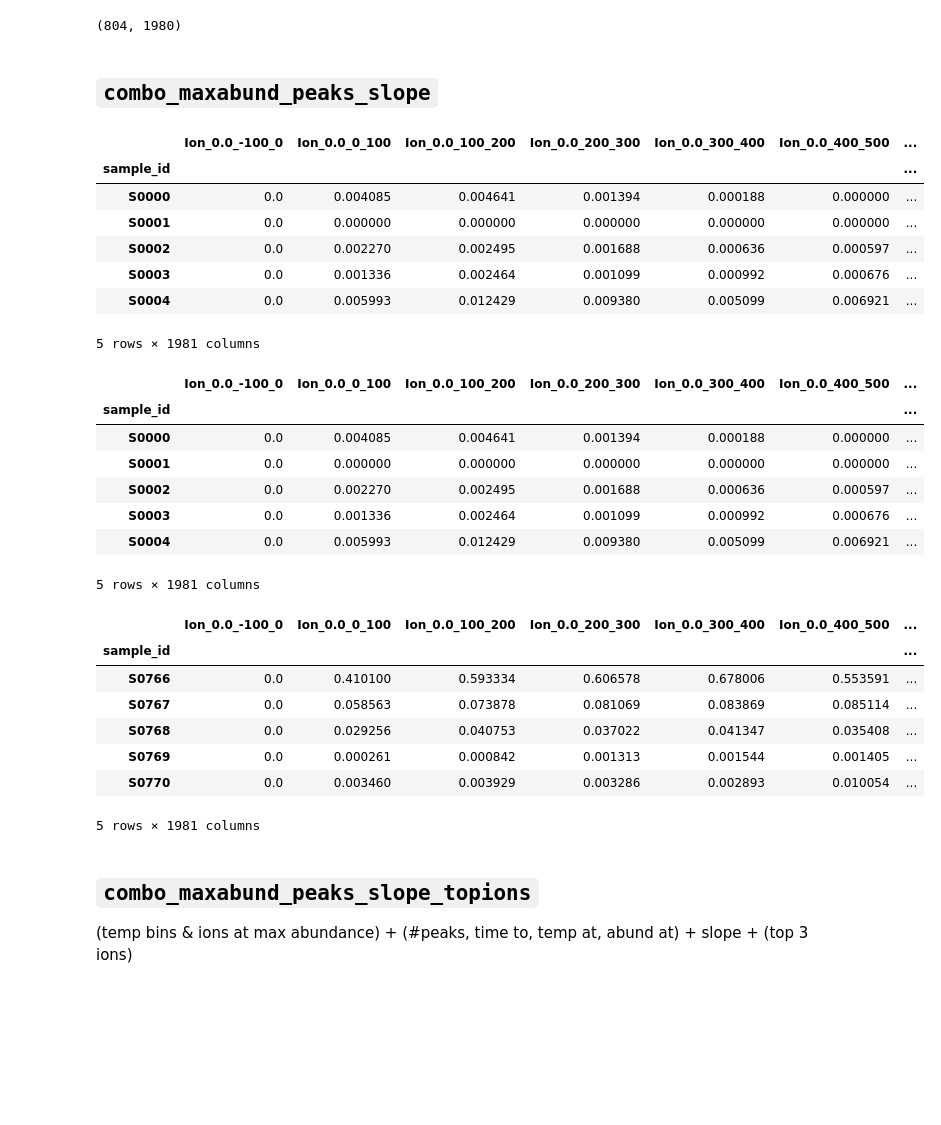
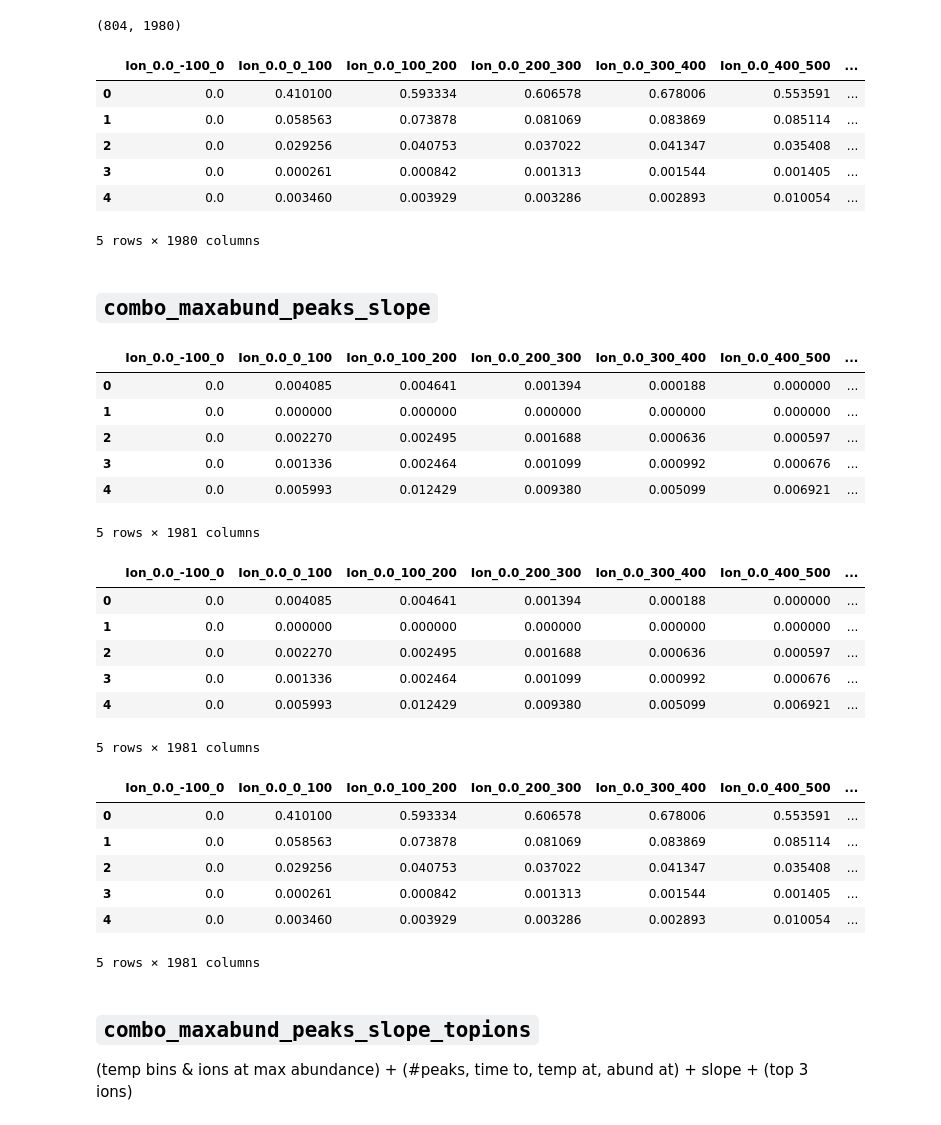
Before and after one commit to itacdonev/MarsSpectrometry, a Jupyter notebook: notebooks/create_samples.ipynb, the cells around one changed output. Cells and saved outputs as stored; diff of their text form; code cells hidden in the pictures; blank space fills up the shorter version.

Commit message:
combo_maxabund_peaks_slope_spectra

```diff
--- a/notebooks/create_samples.ipynb
+++ b/notebooks/create_samples.ipynb
@@ -470,6 +490,16 @@ combo_maxabund_peaks_VT.to_csv(os.path.join(config.DATA_DIR_OUT +
                                   index=False)
 # %% [output]
 (804, 1980)
+# %%
+combo_maxabund_peaks_VT.head()
+# %% [output]
+|  | Ion_0.0_-100_0 | Ion_0.0_0_100 | Ion_0.0_100_200 | Ion_0.0_200_300 | Ion_0.0_300_400 | Ion_0.0_400_500 | ... |
+| 0 | 0.0 | 0.410100 | 0.593334 | 0.606578 | 0.678006 | 0.553591 | ... |
+| 1 | 0.0 | 0.058563 | 0.073878 | 0.081069 | 0.083869 | 0.085114 | ... |
+| 2 | 0.0 | 0.029256 | 0.040753 | 0.037022 | 0.041347 | 0.035408 | ... |
+| 3 | 0.0 | 0.000261 | 0.000842 | 0.001313 | 0.001544 | 0.001405 | ... |
+| 4 | 0.0 | 0.003460 | 0.003929 | 0.003286 | 0.002893 | 0.010054 | ... |
+5 rows × 1980 columns
 # %% [markdown]
 ## `combo_maxabund_peaks_slope`
 # %%
@@ -479,16 +509,15 @@ fts_slope_timetemp = features.slope_time_temp(train_files, metadata, detrend_met
 combo_maxabund_peaks_slope = combo_maxabund_peaks.copy()
 combo_maxabund_peaks_slope['slope_tt'] = combo_maxabund_peaks_slope.index.map(fts_slope_timetemp)
 combo_maxabund_peaks_slope.to_csv(os.path.join(config.DATA_DIR_OUT + 'combo_maxabund_peaks_slope.csv'),
-                                  index=True)
+                                  index=False)
 combo_maxabund_peaks_slope.head()
 # %% [output]
 |  | Ion_0.0_-100_0 | Ion_0.0_0_100 | Ion_0.0_100_200 | Ion_0.0_200_300 | Ion_0.0_300_400 | Ion_0.0_400_500 | ... |
-| sample_id |  |  |  |  |  |  | ... |
-| S0000 | 0.0 | 0.004085 | 0.004641 | 0.001394 | 0.000188 | 0.000000 | ... |
-| S0001 | 0.0 | 0.000000 | 0.000000 | 0.000000 | 0.000000 | 0.000000 | ... |
-| S0002 | 0.0 | 0.002270 | 0.002495 | 0.001688 | 0.000636 | 0.000597 | ... |
-| S0003 | 0.0 | 0.001336 | 0.002464 | 0.001099 | 0.000992 | 0.000676 | ... |
-| S0004 | 0.0 | 0.005993 | 0.012429 | 0.009380 | 0.005099 | 0.006921 | ... |
+| 0 | 0.0 | 0.004085 | 0.004641 | 0.001394 | 0.000188 | 0.000000 | ... |
+| 1 | 0.0 | 0.000000 | 0.000000 | 0.000000 | 0.000000 | 0.000000 | ... |
+| 2 | 0.0 | 0.002270 | 0.002495 | 0.001688 | 0.000636 | 0.000597 | ... |
+| 3 | 0.0 | 0.001336 | 0.002464 | 0.001099 | 0.000992 | 0.000676 | ... |
+| 4 | 0.0 | 0.005993 | 0.012429 | 0.009380 | 0.005099 | 0.006921 | ... |
 5 rows × 1981 columns
 # %%
 # ===== TRAIN & VALID SAMPLE (_trvl) =====
@@ -496,34 +525,32 @@ fts_slope_timetemp_trvl = features.slope_time_temp(trva_files, metadata, detrend
 combo_maxabund_peaks_slope_trvl = combo_maxabund_peaks_trvl.copy()
 combo_maxabund_peaks_slope_trvl['slope_tt'] = combo_maxabund_peaks_slope_trvl.index.map(fts_slope_timetemp_trvl)
 combo_maxabund_peaks_slope_trvl.to_csv(os.path.join(config.DATA_DIR_OUT + 'combo_maxabund_peaks_slope_trvl.csv'),
-                                  index=True)
+                                  index=False)
 combo_maxabund_peaks_slope_trvl.head()
 # %% [output]
 |  | Ion_0.0_-100_0 | Ion_0.0_0_100 | Ion_0.0_100_200 | Ion_0.0_200_300 | Ion_0.0_300_400 | Ion_0.0_400_500 | ... |
-| sample_id |  |  |  |  |  |  | ... |
-| S0000 | 0.0 | 0.004085 | 0.004641 | 0.001394 | 0.000188 | 0.000000 | ... |
-| S0001 | 0.0 | 0.000000 | 0.000000 | 0.000000 | 0.000000 | 0.000000 | ... |
-| S0002 | 0.0 | 0.002270 | 0.002495 | 0.001688 | 0.000636 | 0.000597 | ... |
-| S0003 | 0.0 | 0.001336 | 0.002464 | 0.001099 | 0.000992 | 0.000676 | ... |
-| S0004 | 0.0 | 0.005993 | 0.012429 | 0.009380 | 0.005099 | 0.006921 | ... |
+| 0 | 0.0 | 0.004085 | 0.004641 | 0.001394 | 0.000188 | 0.000000 | ... |
+| 1 | 0.0 | 0.000000 | 0.000000 | 0.000000 | 0.000000 | 0.000000 | ... |
+| 2 | 0.0 | 0.002270 | 0.002495 | 0.001688 | 0.000636 | 0.000597 | ... |
+| 3 | 0.0 | 0.001336 | 0.002464 | 0.001099 | 0.000992 | 0.000676 | ... |
+| 4 | 0.0 | 0.005993 | 0.012429 | 0.009380 | 0.005099 | 0.006921 | ... |
 5 rows × 1981 columns
 # %%
 # ===== VALID & TEST SAMPLE (_VT) =====
 fts_slope_timetemp_VT = features.slope_time_temp(all_test_files, metadata, detrend_method='min')
 combo_maxabund_peaks_slope_VT = combo_maxabund_peaks_VT.copy()
 combo_maxabund_peaks_slope_VT['slope_tt'] = combo_maxabund_peaks_slope_VT.index.map(fts_slope_timetemp_VT)
 combo_maxabund_peaks_slope_VT.to_csv(os.path.join(config.DATA_DIR_OUT +
                                             'combo_maxabund_peaks_slope_VT.csv'),
-                index=True)
+                index=False)
 combo_maxabund_peaks_slope_VT.head()
 # %% [output]
 |  | Ion_0.0_-100_0 | Ion_0.0_0_100 | Ion_0.0_100_200 | Ion_0.0_200_300 | Ion_0.0_300_400 | Ion_0.0_400_500 | ... |
-| sample_id |  |  |  |  |  |  | ... |
-| S0766 | 0.0 | 0.410100 | 0.593334 | 0.606578 | 0.678006 | 0.553591 | ... |
-| S0767 | 0.0 | 0.058563 | 0.073878 | 0.081069 | 0.083869 | 0.085114 | ... |
-| S0768 | 0.0 | 0.029256 | 0.040753 | 0.037022 | 0.041347 | 0.035408 | ... |
-| S0769 | 0.0 | 0.000261 | 0.000842 | 0.001313 | 0.001544 | 0.001405 | ... |
-| S0770 | 0.0 | 0.003460 | 0.003929 | 0.003286 | 0.002893 | 0.010054 | ... |
+| 0 | 0.0 | 0.410100 | 0.593334 | 0.606578 | 0.678006 | 0.553591 | ... |
+| 1 | 0.0 | 0.058563 | 0.073878 | 0.081069 | 0.083869 | 0.085114 | ... |
+| 2 | 0.0 | 0.029256 | 0.040753 | 0.037022 | 0.041347 | 0.035408 | ... |
+| 3 | 0.0 | 0.000261 | 0.000842 | 0.001313 | 0.001544 | 0.001405 | ... |
+| 4 | 0.0 | 0.003460 | 0.003929 | 0.003286 | 0.002893 | 0.010054 | ... |
 5 rows × 1981 columns
 # %% [markdown]
 ## `combo_maxabund_peaks_slope_topions`
```
Also changed, not shown: parts of 6 cells of this notebook.
